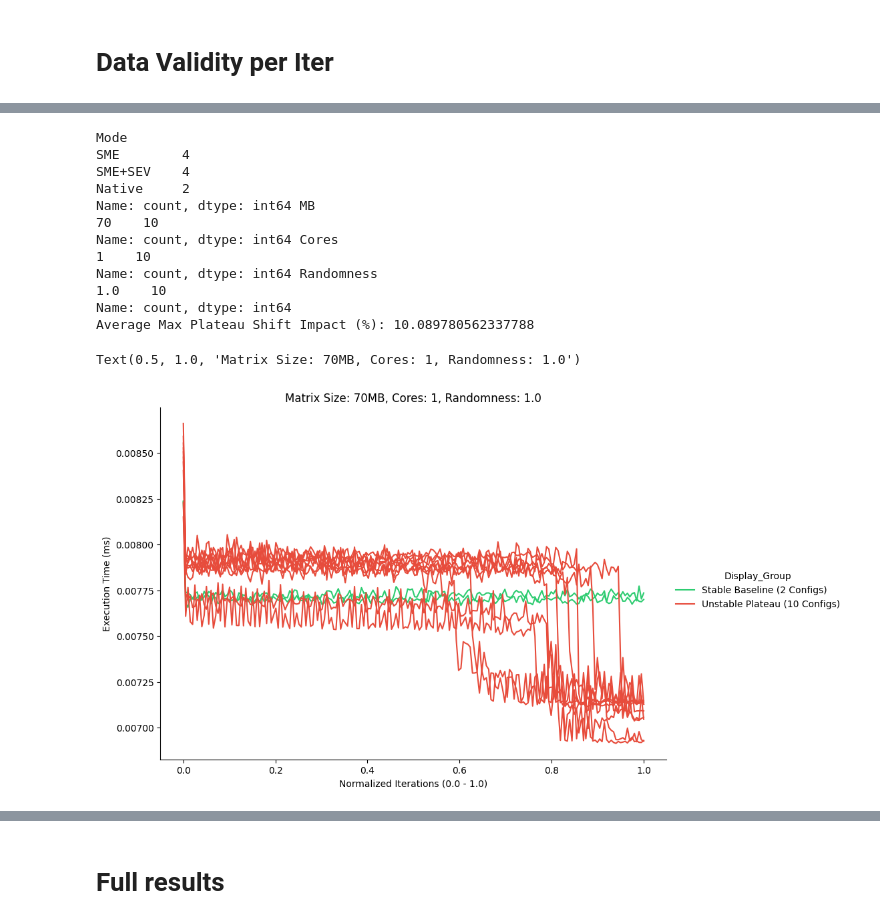
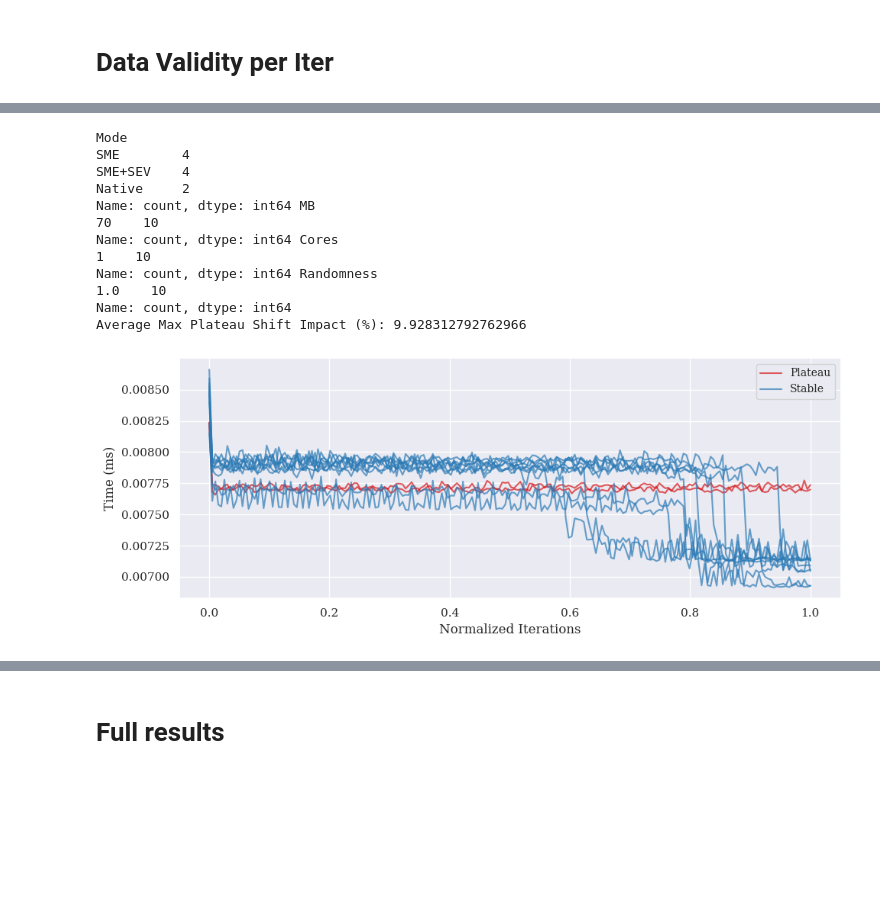
Before and after one commit to engelsm/MA-bench-framework, a Jupyter notebook: benchmark/spmv/analysis.ipynb, the cells around one changed output, grey strips where cells are left out. Cells and saved outputs as stored; diff of their text form; code cells hidden in the pictures; blank space fills up the shorter version.

```diff
--- a/benchmark/spmv/analysis.ipynb
+++ b/benchmark/spmv/analysis.ipynb
@@ -26,6 +30,7 @@ main_folder = {
 # %% [markdown]
 # Data Validity per Iter
 # %%
+config_cols_iter = ['Mode', 'MB', 'Randomness', 'Cores', 'VM_NUMA', 'Process_NUMA']
 iter_list = []
 
 for label, base_path in main_folder.items():
@@ -46,7 +51,8 @@ for label, base_path in main_folder.items():
             it_df['MB'] = get_mb(it_df['N'].iloc[0], it_df['Randomness'].iloc[0])
             iter_list.append(it_df)
 
-# This takes ~1-2 minutes
-df_iters = pd.concat(iter_list, ignore_index=True)
-print(f"Loaded {len(df_iters)} individual iterations.")
+
+# This takes ~3 minutes
+df_iters = pd.concat(iter_list, ignore_index=True).groupby(config_cols_iter + ['Iter']).median().reset_index()
+print(f"Loaded {len(df_iters)*15} individual iterations. Median computed for {len(df_iters)} data points.")
 # %% [output]
@@ -148,56 +214,66 @@ print("Average Max Plateau Shift Impact (%):", not_straight_large["P2P_Shift_Pct
 comparison_df = df_iters_small[ (df_iters_small['MB'] == 70) & (df_iters_small['Cores'] == 1) & (df_iters_small['Randomness'] == 1) ].copy()
 
 # Identify shifted keys in the comparison DataFrame to visualize them with another color
-shifted_keys = not_straight_large.merge( comparison_df[group_cols], on=group_cols)[group_cols].drop_duplicates()
-comparison_df = comparison_df.merge( shifted_keys.assign(Is_Plateau_Config=True), on=group_cols, how='left')
+shifted_keys = not_straight_large.merge( comparison_df[config_cols_iter], on=config_cols_iter)[config_cols_iter].drop_duplicates()
+comparison_df = comparison_df.merge( shifted_keys.assign(Is_Plateau_Config=True), on=config_cols_iter, how='left')
 comparison_df['Is_Plateau_Config'] = comparison_df['Is_Plateau_Config'].fillna(False)
 
 # Define the Display Category
 comparison_df['Display_Group'] = np.where(
     comparison_df['Is_Plateau_Config'],
-    "Unstable Plateau (10 Configs)",
-    "Stable Baseline (2 Configs)"
+    "Stable",
+    "Plateau"
 )
 
 # 4. Unique ID for individual lines
-comparison_df['Config_Line_ID'] = comparison_df[group_cols].astype(str).agg('-'.join, axis=1)
+comparison_df['Config_Line_ID'] = comparison_df[config_cols_iter].astype(str).agg('-'.join, axis=1)
 
-# 5. Plot
-g = sns.relplot(
+plt.figure(figsize=(10, 4))
+
+# 2. Use lineplot (Axes-level) instead of relplot
+sns.lineplot(
     data=comparison_df,
     x="IterNorm",
     y="Time",
     hue="Display_Group",
     units="Config_Line_ID",
-    kind="line",
     estimator=None,
-    height=6,
-    aspect=1.5,
     palette={
-        "Unstable Plateau (10 Configs)": "#e74c3c",
-        "Stable Baseline (2 Configs)": "#2ecc71"
-    }
+        "Plateau": "#d7191c",
+        "Stable": "#2c7bb6",
+    },
+    alpha=0.7,
 )
 
-g.set_axis_labels("Normalized Iterations (0.0 - 1.0)", "Execution Time (ms)")
-plt.title("Matrix Size: 70MB, Cores: 1, Randomness: 1.0")
+# 3. Compact Legend inside the plot
+# 'upper left' or 'lower right' usually works best depending on your data curve
+plt.legend(title=None, frameon=True, fontsize='small')
+
+# 4. Clean labels
+plt.xlabel("Normalized Iterations")
+plt.ylabel("Time (ms)")
+
+# 5. Remove top/right spines for a modern look
+sns.despine()
+
+plt.tight_layout()
+plt.savefig("images/SpMV_Stability_Comparison.pdf", bbox_inches='tight')
 
 #Plateau shift happens between about 60 and 90% of iterations
 # %% [output]
 Mode
 SME        4
 SME+SEV    4
 Native     2
 Name: count, dtype: int64 MB
 70    10
 Name: count, dtype: int64 Cores
 1    10
 Name: count, dtype: int64 Randomness
 1.0    10
 Name: count, dtype: int64
-Average Max Plateau Shift Impact (%): 10.089780562337788
+Average Max Plateau Shift Impact (%): 9.928312792762966
-Text(0.5, 1.0, 'Matrix Size: 70MB, Cores: 1, Randomness: 1.0')
-[figure, old version]
+[figure, new version]
 # %%
 # See visually that most configs are stable
 
```
Also changed, not shown: parts of 36 cells of this notebook, 2 other files.
